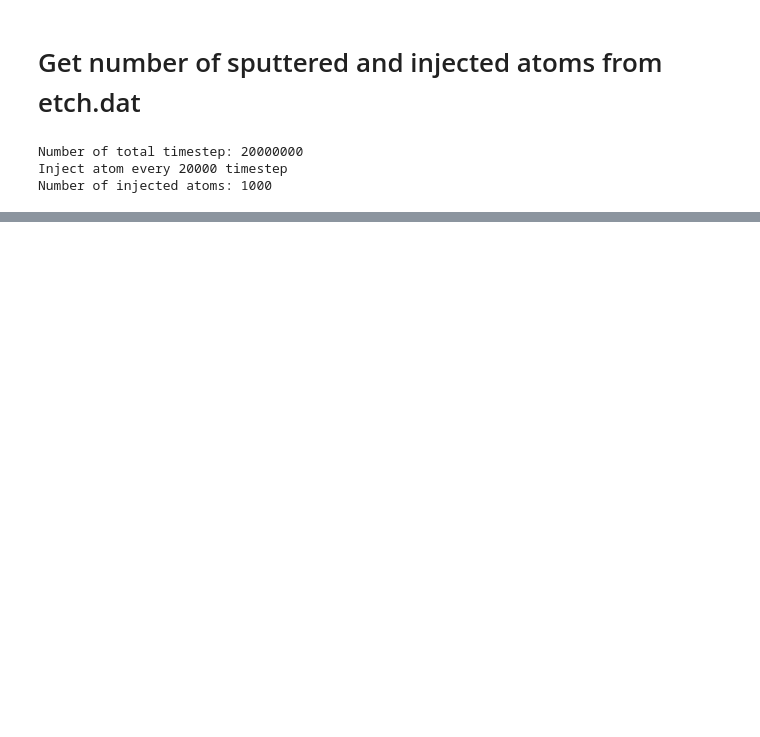
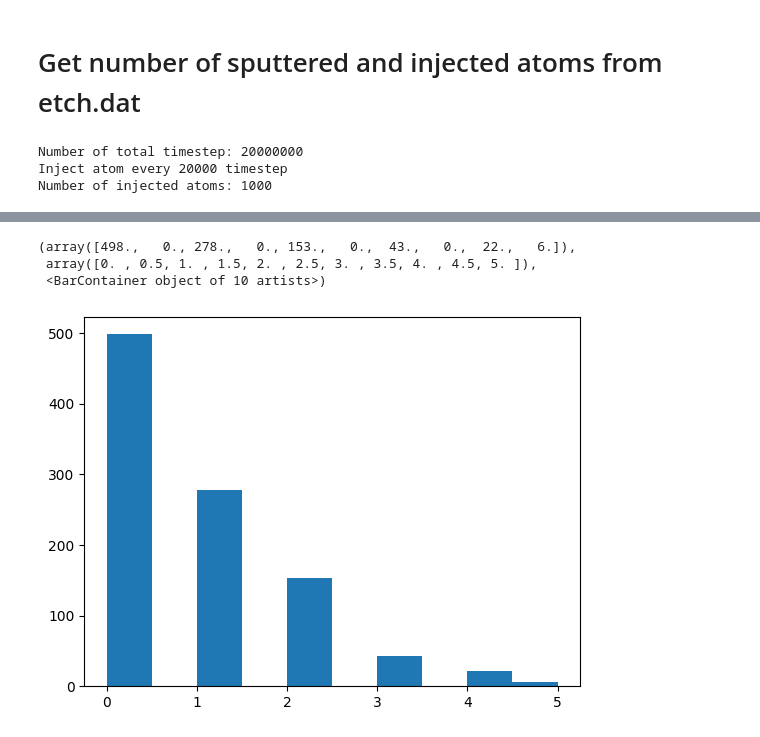
Before and after one commit to y1u0d2a1i/mlp_tools, a Jupyter notebook: notebooks/analyze/sputtering.ipynb, the cells around one changed output, grey strips where cells are left out. Saved outputs shown, nothing was run; the diff lists cells and outputs as text; code cells hidden in the pictures; blank space fills up the shorter version.

```diff
--- a/notebooks/analyze/sputtering.ipynb
+++ b/notebooks/analyze/sputtering.ipynb
@@ -35,0 +37,2 @@ ax.plot(sp_with_ion_dose["ion_dose"], sp_with_ion_dose["num_sputtered_atom_avg"]
+# %%
+num_injected_sputtered_atoms_df = syc.get_injected_and_sputtered_atoms(target_atom_type=[1])
@@ -35,0 +57,7 @@ ax.plot(sp_with_ion_dose["ion_dose"], sp_with_ion_dose["num_sputtered_atom_avg"]
+# %%
+plt.hist(num_injected_sputtered_atoms_df["num_sputtered_atoms"], bins=10)
+# %% [output]
+(array([498.,   0., 278.,   0., 153.,   0.,  43.,   0.,  22.,   6.]),
+ array([0. , 0.5, 1. , 1.5, 2. , 2.5, 3. , 3.5, 4. , 4.5, 5. ]),
+ <BarContainer object of 10 artists>)
+[figure, added]
```
Also changed, not shown: parts of 4 cells of this notebook, 1 other file.
